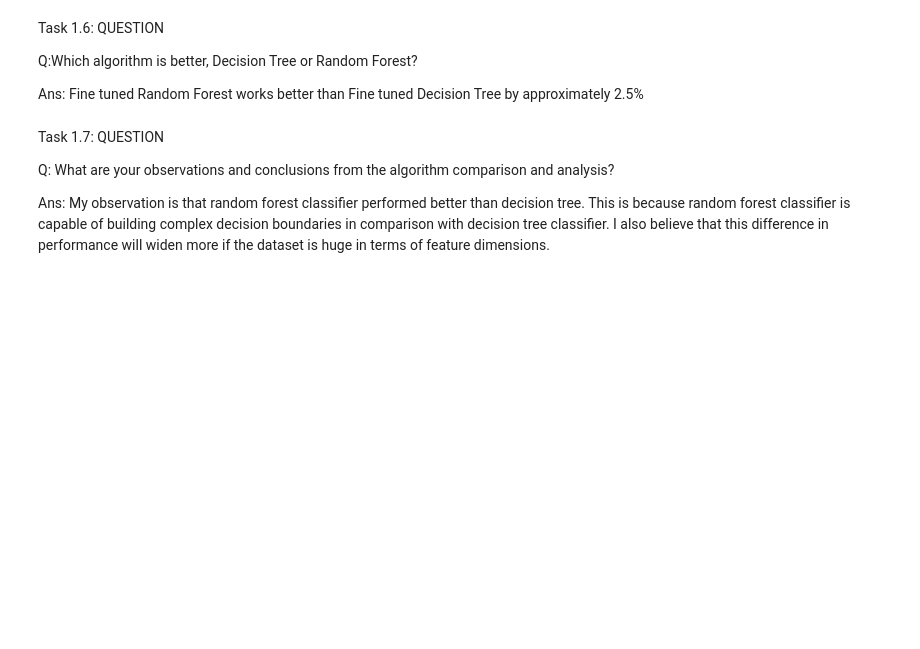
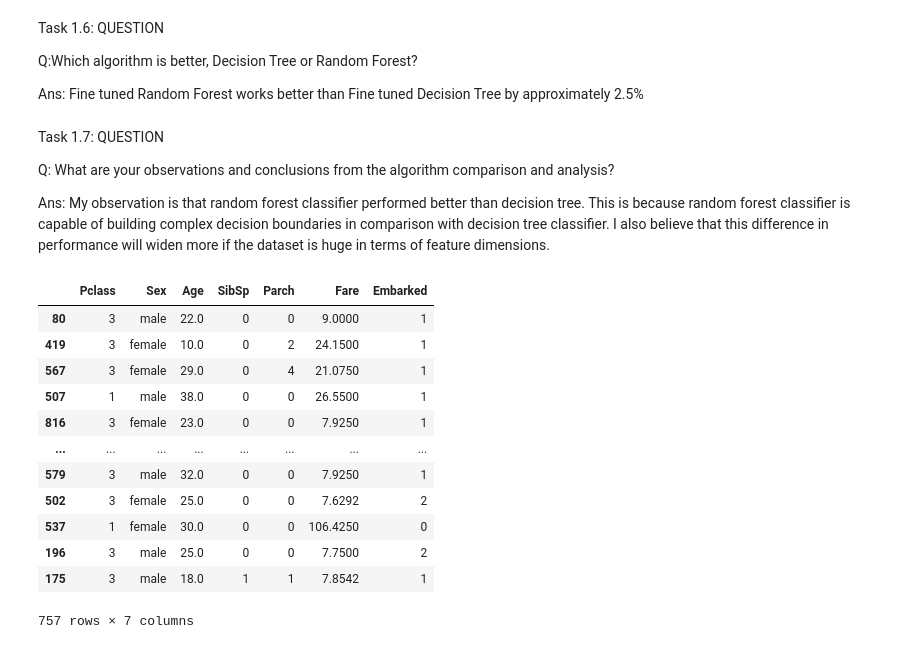
Before and after one commit to Anshuman04/MachineLearningProjects, a Jupyter notebook: TitanicProblem/titanic.ipynb, the cells around one changed output. Cells and saved outputs as stored; diff of their text form; code cells hidden in the pictures; blank space fills up the shorter version.

```diff
--- a/TitanicProblem/titanic.ipynb
+++ b/TitanicProblem/titanic.ipynb
@@ -192,8 +192,8 @@ There are some colums which are a factor in survival but not in numeral form to
 # Converting Sex column into categorical dataType: Male=0, Female=1
 from pandas.api.types import CategoricalDtype
 
-trainDF.loc[(trainDF['Sex'] == False), 'Sex'] = 0
-trainDF.loc[(trainDF['Sex'] == True), 'Sex'] = 1
+trainDF.loc[(trainDF['Sex'] == "male"), 'Sex'] = 0
+trainDF.loc[(trainDF['Sex'] == "female"), 'Sex'] = 1
 sex_dtype = CategoricalDtype(categories=[0, 1])
 trainDF['Sex'].astype(dtype=sex_dtype)
 trainDF['Sex']
@@ -505,3 +514,19 @@ Q: What are your observations and conclusions from the algorithm comparison and
 analysis?
 
 Ans: My observation is that random forest classifier performed better than decision tree. This is because random forest classifier is capable of building complex decision boundaries in comparison with decision tree classifier. I also believe that this difference in performance will widen more if the dataset is huge in terms of feature dimensions.
+# %%
+train_X
+# %% [output]
+|  | Pclass | Sex | Age | SibSp | Parch | Fare | Embarked |
+| 80 | 3 | male | 22.0 | 0 | 0 | 9.0000 | 1 |
+| 419 | 3 | female | 10.0 | 0 | 2 | 24.1500 | 1 |
+| 567 | 3 | female | 29.0 | 0 | 4 | 21.0750 | 1 |
+| 507 | 1 | male | 38.0 | 0 | 0 | 26.5500 | 1 |
+| 816 | 3 | female | 23.0 | 0 | 0 | 7.9250 | 1 |
+| ... | ... | ... | ... | ... | ... | ... | ... |
+| 579 | 3 | male | 32.0 | 0 | 0 | 7.9250 | 1 |
+| 502 | 3 | female | 25.0 | 0 | 0 | 7.6292 | 2 |
+| 537 | 1 | female | 30.0 | 0 | 0 | 106.4250 | 0 |
+| 196 | 3 | male | 25.0 | 0 | 0 | 7.7500 | 2 |
+| 175 | 3 | male | 18.0 | 1 | 1 | 7.8542 | 1 |
+757 rows × 7 columns
```
Also changed, not shown: parts of 3 cells of this notebook.
